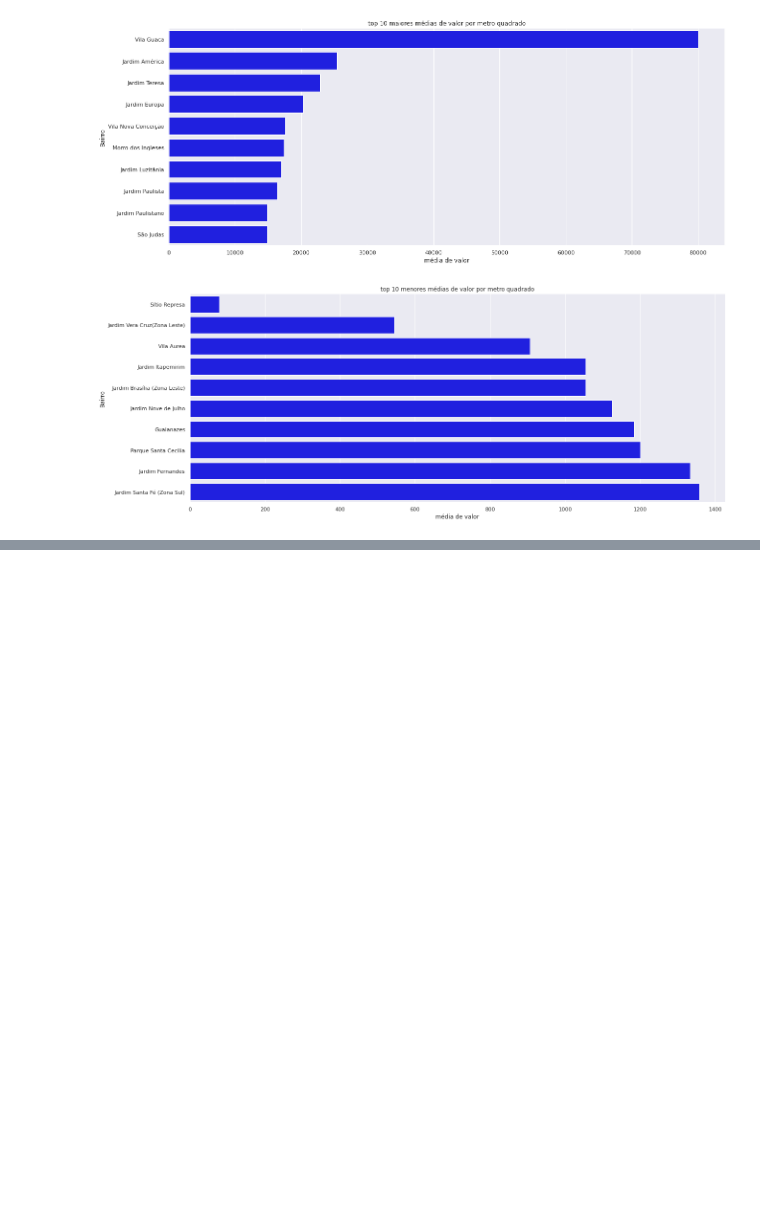
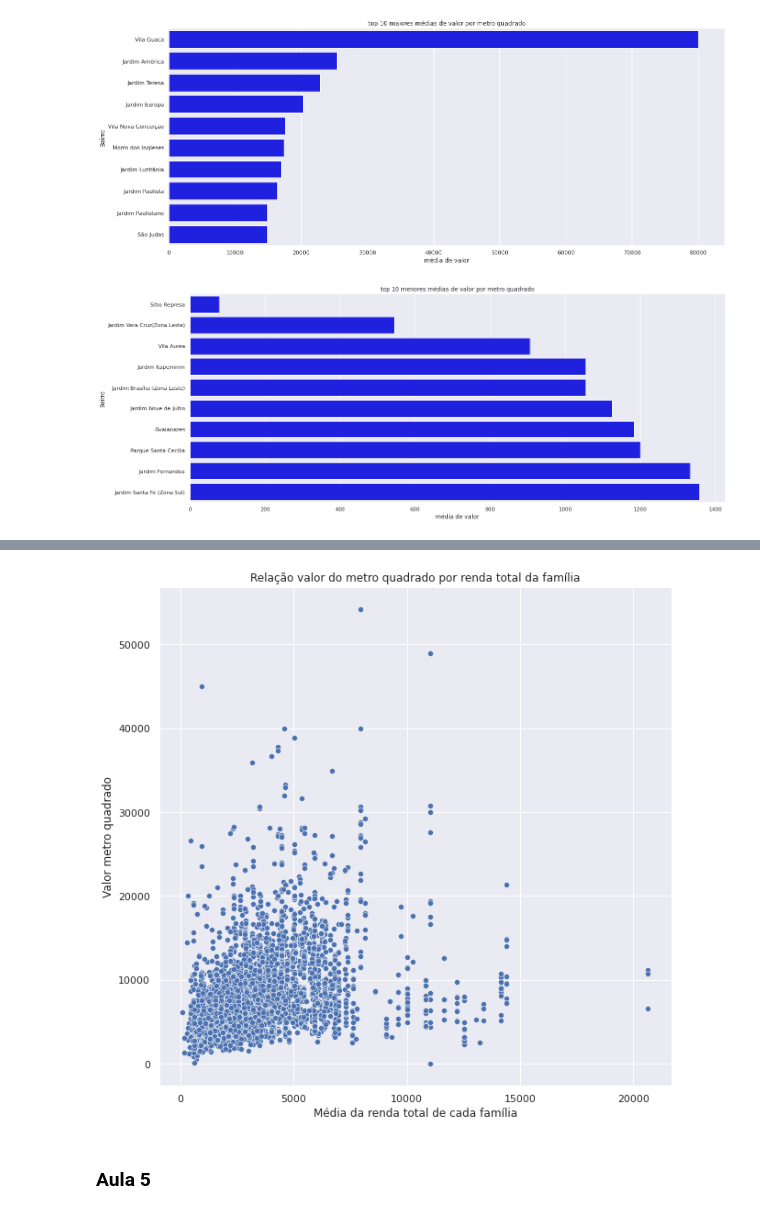
Before and after one commit to jackson541/machine-learning, a Jupyter notebook: projetos/4 - imersao dados alura.ipynb, the cells around one changed output, grey strips where cells are left out. Drawn from its saved outputs; the diff is of its cells as text; code cells hidden in the pictures; blank space fills up the shorter version.

```diff
--- a/projetos/4 - imersao dados alura.ipynb
+++ b/projetos/4 - imersao dados alura.ipynb
@@ -224,0 +301,12 @@ plt.show()
+# %%
+# analisando a quantidade de m2 em relação a renda total da família
+plt.figure(figsize = (10, 10))
+graph = sns.scatterplot(data=dados_vendas_censo, x='V009', y='Valor_m2')
+graph.set_title("Relação valor do metro quadrado por renda total da família")
+graph.set_ylabel("Valor metro quadrado")
+graph.set_xlabel("Média da renda total de cada família")
+plt.show()
+# %% [output]
+[figure, added]
+# %% [markdown]
+### Aula 5
```
Also changed, not shown: parts of 22 cells of this notebook, 1 other file.
